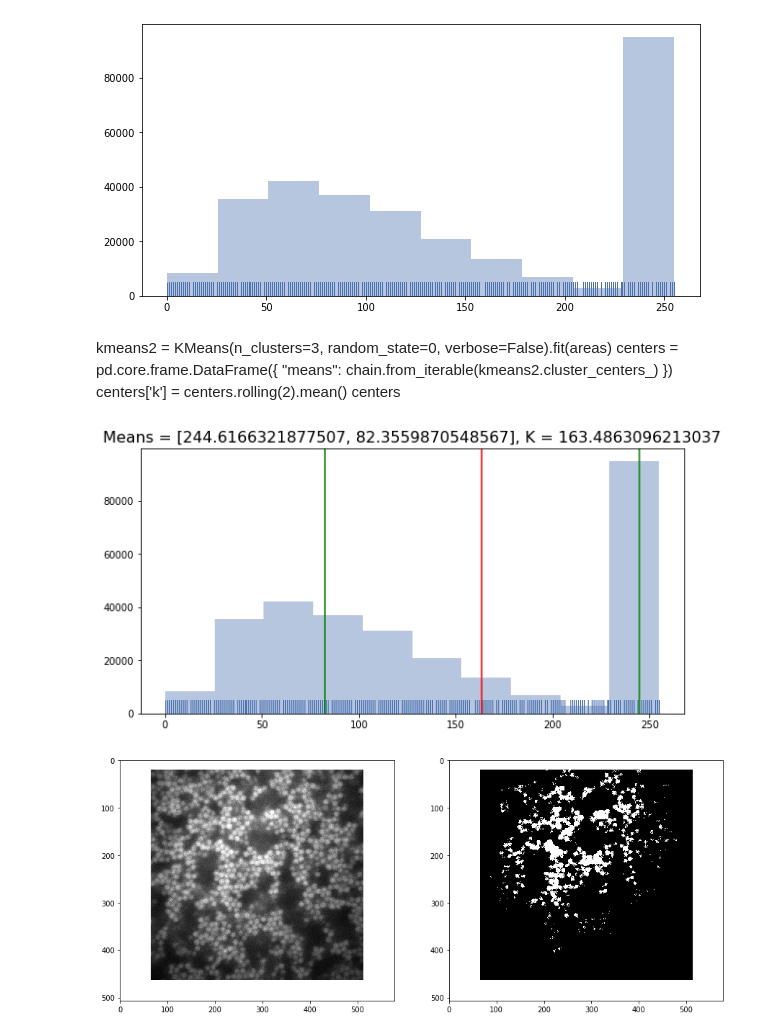
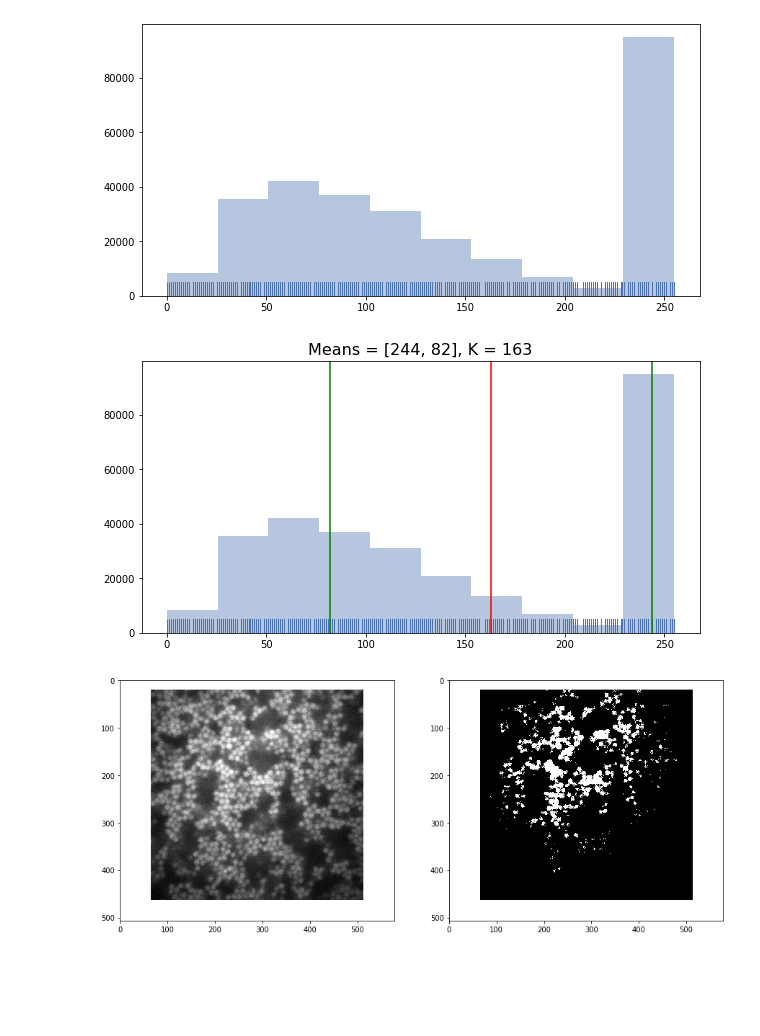
Before and after one commit to gmagannaDevelop/ImagenesTercerParcial, a Jupyter notebook: Pregunta 6.ipynb, the cells around one changed output. Cells and saved outputs as stored; diff of their text form; code cells hidden in the pictures; blank space fills up the shorter version.

```diff
--- a/Pregunta 6.ipynb
+++ b/Pregunta 6.ipynb
@@ -46,6 +46,10 @@ import mfilt_funcs as mfs
 import utils
 importlib.reload(utils)
 import utils
+# %%
+# Being lazy :
+lmap = lambda x, y: list(map(x, y))
+lfilter = lambda x, y: list(filter(x, y))
 # %%
 #plt.style.available
 # %%
@@ -65,21 +69,16 @@ sns.distplot(intensities, kde=False, rug=True, bins=10)
 [figure]
 # %%
 kmeans = KMeans(n_clusters=2, random_state=0, verbose=False).fit(intensities)
-K = kmeans.cluster_centers_.mean()
+K = int(kmeans.cluster_centers_.mean())
-# %% [markdown]
-kmeans2 = KMeans(n_clusters=3, random_state=0, verbose=False).fit(areas)
-centers = pd.core.frame.DataFrame({
-    "means": chain.from_iterable(kmeans2.cluster_centers_)
-})
-centers['k'] = centers.rolling(2).mean()
-centers
+# %%
+centers1 = lmap(int, list(chain.from_iterable(kmeans.cluster_centers_)))
 # %%
 sns.distplot(intensities, kde=False, rug=True, bins=10)
 plt.axvline(K, color='r')
-list(map(lambda x: plt.axvline(x, color='g'), kmeans.cluster_centers_))
-_ = plt.title(f"Means = {list(chain.from_iterable(kmeans.cluster_centers_))}, K = {K}", size=16)
+lmap(lambda x: plt.axvline(x, color='g'), centers1)
+_ = plt.title(f"Means = {centers1}, K = {K}", size=16)
 # %% [output]
-[figure, old version]
+[figure, new version]
 # %%
 thresh1 = cv.threshold(img, K, 255, cv.THRESH_BINARY)[1]
 # %%
```
Also changed, not shown: parts of 9 cells of this notebook, 1 other file.
